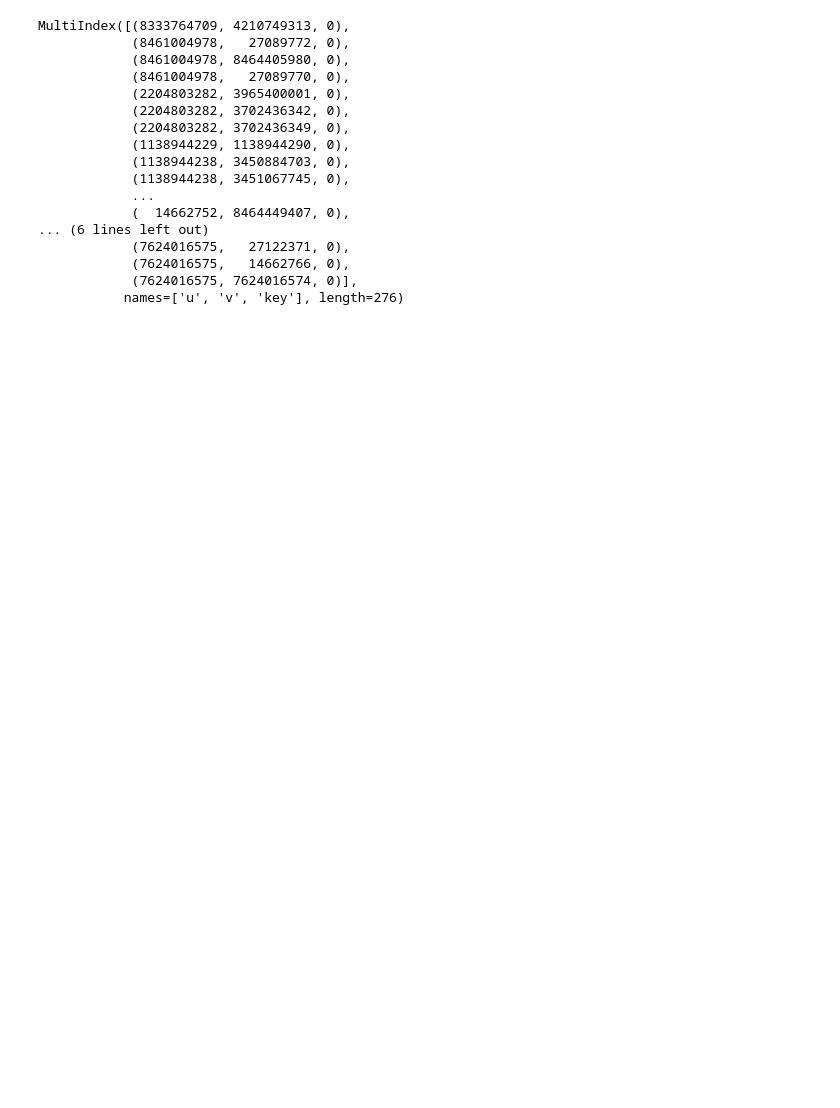
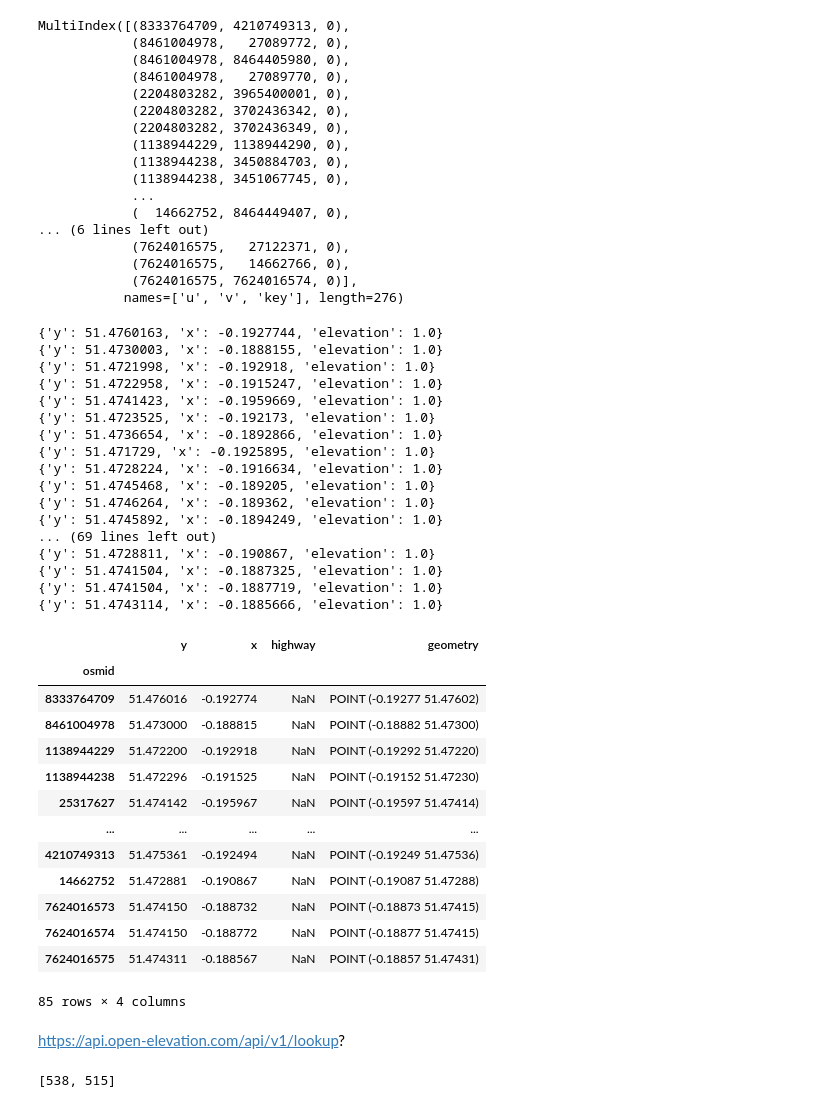
Before and after one commit to LegoYoda112/DESE60004-Optimization, a Jupyter notebook: RouterV0.ipynb, the cells around one changed output. Saved outputs shown, nothing was run; the diff lists cells and outputs as text; code cells hidden in the pictures; blank space fills up the shorter version.

```diff
--- a/RouterV0.ipynb
+++ b/RouterV0.ipynb
@@ -403,3 +650,44 @@ MultiIndex([(8333764709, 4210749313, 0),
             (7624016575,   14662766, 0),
             (7624016575, 7624016574, 0)],
            names=['u', 'v', 'key'], length=276)
+# %%
+network.generate_elevations()
+network.nodes
+# %% [output]
+{'y': 51.4760163, 'x': -0.1927744, 'elevation': 1.0}
+{'y': 51.4730003, 'x': -0.1888155, 'elevation': 1.0}
+{'y': 51.4721998, 'x': -0.192918, 'elevation': 1.0}
+{'y': 51.4722958, 'x': -0.1915247, 'elevation': 1.0}
+{'y': 51.4741423, 'x': -0.1959669, 'elevation': 1.0}
+{'y': 51.4723525, 'x': -0.192173, 'elevation': 1.0}
+{'y': 51.4736654, 'x': -0.1892866, 'elevation': 1.0}
+{'y': 51.471729, 'x': -0.1925895, 'elevation': 1.0}
+{'y': 51.4728224, 'x': -0.1916634, 'elevation': 1.0}
+{'y': 51.4745468, 'x': -0.189205, 'elevation': 1.0}
+{'y': 51.4746264, 'x': -0.189362, 'elevation': 1.0}
+{'y': 51.4745892, 'x': -0.1894249, 'elevation': 1.0}
+... (69 lines left out)
+{'y': 51.4728811, 'x': -0.190867, 'elevation': 1.0}
+{'y': 51.4741504, 'x': -0.1887325, 'elevation': 1.0}
+{'y': 51.4741504, 'x': -0.1887719, 'elevation': 1.0}
+{'y': 51.4743114, 'x': -0.1885666, 'elevation': 1.0}
+|  | y | x | highway | geometry |
+| osmid |  |  |  |  |
+| 8333764709 | 51.476016 | -0.192774 | NaN | POINT (-0.19277 51.47602) |
+| 8461004978 | 51.473000 | -0.188815 | NaN | POINT (-0.18882 51.47300) |
+| 1138944229 | 51.472200 | -0.192918 | NaN | POINT (-0.19292 51.47220) |
+| 1138944238 | 51.472296 | -0.191525 | NaN | POINT (-0.19152 51.47230) |
+| 25317627 | 51.474142 | -0.195967 | NaN | POINT (-0.19597 51.47414) |
+| ... | ... | ... | ... | ... |
+| 4210749313 | 51.475361 | -0.192494 | NaN | POINT (-0.19249 51.47536) |
+| 14662752 | 51.472881 | -0.190867 | NaN | POINT (-0.19087 51.47288) |
+| 7624016573 | 51.474150 | -0.188732 | NaN | POINT (-0.18873 51.47415) |
+| 7624016574 | 51.474150 | -0.188772 | NaN | POINT (-0.18877 51.47415) |
+| 7624016575 | 51.474311 | -0.188567 | NaN | POINT (-0.18857 51.47431) |
+85 rows × 4 columns
+# %% [markdown]
+https://api.open-elevation.com/api/v1/lookup?
+# %%
+get_elevations([1, 2], [12,13])
+# %% [output]
+[538, 515]
```
Also changed, not shown: parts of 18 cells of this notebook, 45 other files.
